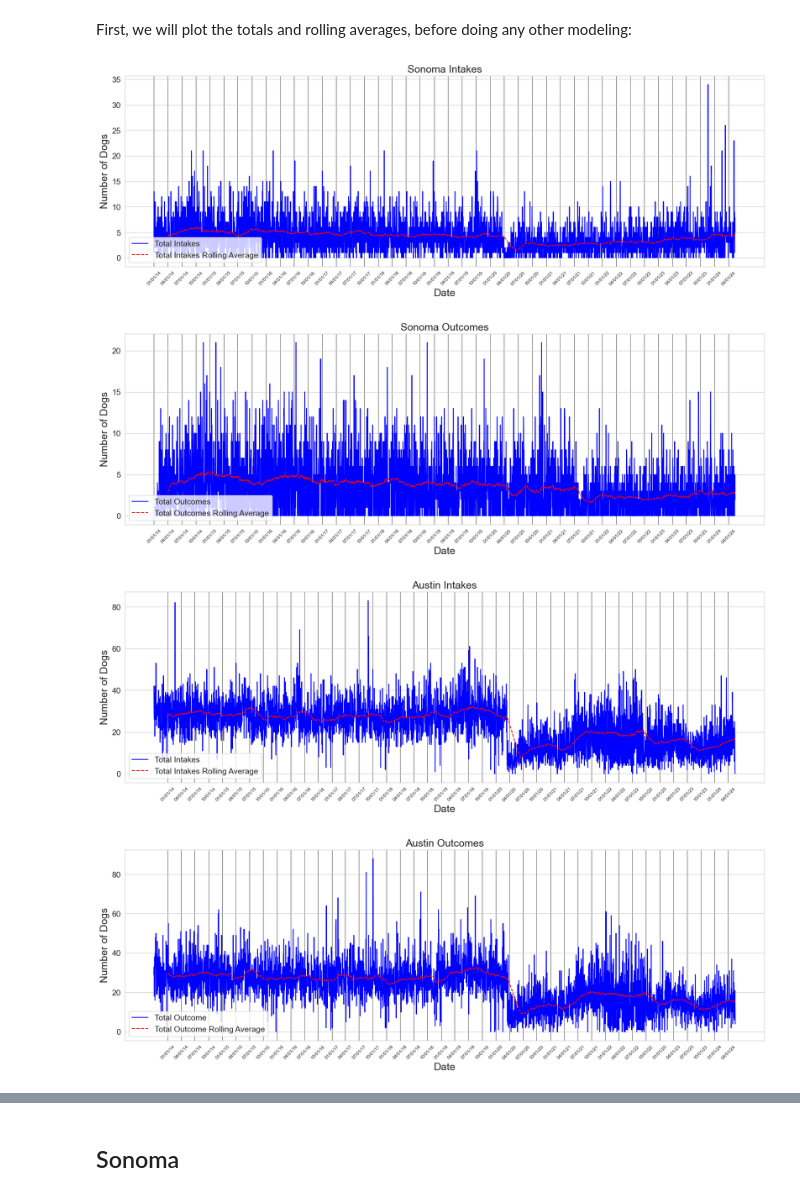
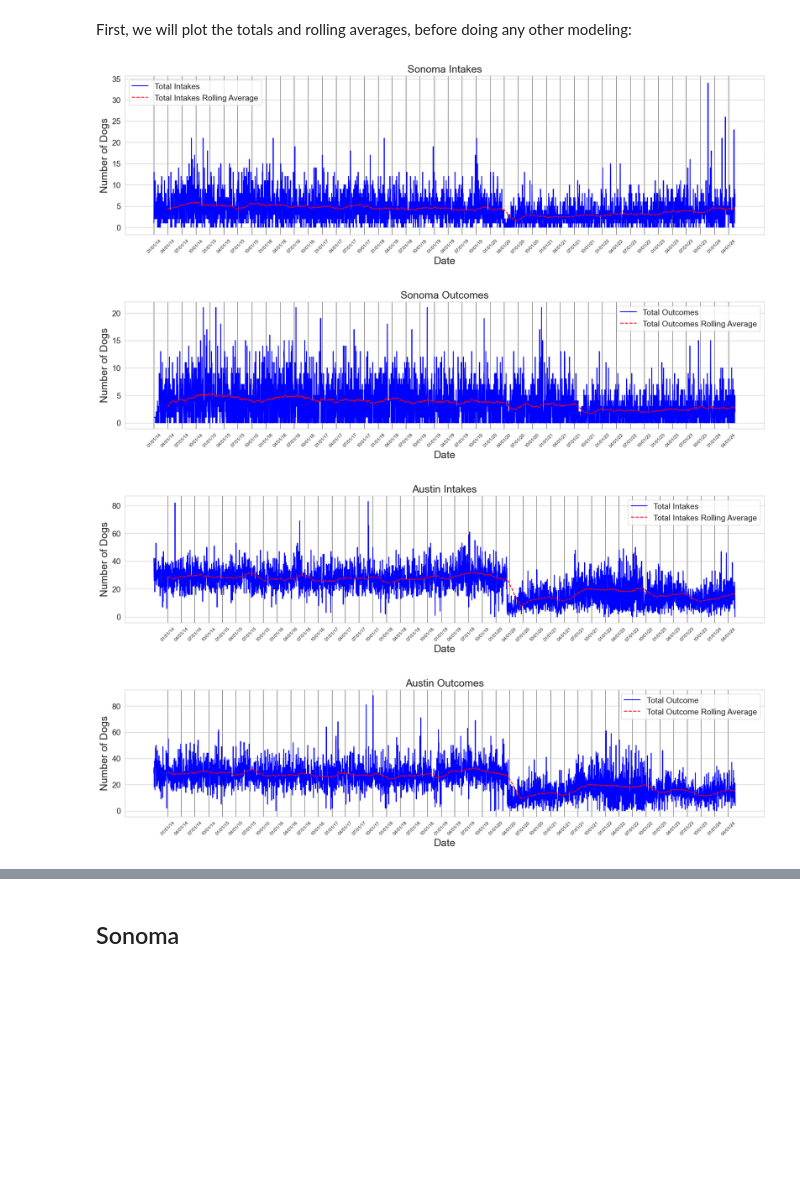
Before and after one commit to rty10/doggy-doggy-what-now, a Jupyter notebook: python_notebooks/time_series_modeling/rolling_ave_model.ipynb, the cells around one changed output, grey strips where cells are left out. Drawn from its saved outputs; the diff is of its cells as text; code cells hidden in the pictures; blank space fills up the shorter version.

Commit message:
resize images, move legends to better location

```diff
--- a/python_notebooks/time_series_modeling/rolling_ave_model.ipynb
+++ b/python_notebooks/time_series_modeling/rolling_ave_model.ipynb
@@ -23,41 +23,41 @@ shelter_data['Date'] = pd.to_datetime(shelter_data['Date'])
 # %% [markdown]
 First, we will plot the totals and rolling averages, before doing any other modeling:
 # %%
-plt.figure(figsize=(20,6))
+plt.figure(figsize=(20,5))
 
 
 plt.plot(shelter_data.Date,
          shelter_data.SonomaIntakeTotals,
          'b',
          label="Total Intakes")
 
 plt.plot(shelter_data.Date,
          shelter_data.SonomaIntakeTotals.rolling(90, closed='left').mean(),
          'r--',
          label="Total Intakes Rolling Average")
 
 plt.xlabel("Date", fontsize=18)
 plt.ylabel("Number of Dogs", fontsize=18)
 plt.title("Sonoma Intakes", fontsize=18)
 
 # Generate major gridline positions (first of each month)
 first_month = pd.date_range(start='1/1/14', end='5/31/24', freq='QS')  # Generate first of each month
 major_gridline_labels = [date.strftime('%m/%d/%y') for date in first_month]
 
 # Add gridlines with labels
 plt.grid(True, which='major', axis='x', linestyle='-', linewidth='0.5', color='black')
 plt.xticks(ticks=first_month, labels=major_gridline_labels, rotation=45, fontsize=8)  # Rotate and adjust fontsize as needed
 
 
 plt.yticks(fontsize=14)
 
-plt.legend(fontsize=14, loc=3)
+plt.legend(fontsize=14, loc='best')
 
 plt.show()
 # %% [output]
-[figure, old version]
+[figure, new version]
 # %%
-plt.figure(figsize=(20,6))
+plt.figure(figsize=(20,4))
 
 
 plt.plot(shelter_data.Date,
@@ -85,13 +85,13 @@ plt.xticks(ticks=first_month, labels=major_gridline_labels, rotation=45, fontsiz
 
 plt.yticks(fontsize=14)
 
-plt.legend(fontsize=14, loc=3)
+plt.legend(fontsize=14, loc='best')
 
 plt.show()
 # %% [output]
-[figure, old version]
+[figure, new version]
 # %%
-plt.figure(figsize=(20,6))
+plt.figure(figsize=(20,4))
 
 
 plt.plot(shelter_data.Date,
@@ -119,13 +119,13 @@ plt.xticks(ticks=first_month, labels=major_gridline_labels, rotation=45, fontsiz
 
 plt.yticks(fontsize=14)
 
-plt.legend(fontsize=14, loc=3)
+plt.legend(fontsize=14, loc='best')
 
 plt.show()
 # %% [output]
-[figure, old version]
+[figure, new version]
 # %%
-plt.figure(figsize=(20,6))
+plt.figure(figsize=(20,4))
 
 
 plt.plot(shelter_data.Date,
@@ -153,11 +153,11 @@ plt.xticks(ticks=first_month, labels=major_gridline_labels, rotation=45, fontsiz
 
 plt.yticks(fontsize=14)
 
-plt.legend(fontsize=14, loc=3)
+plt.legend(fontsize=14, loc='best')
 
 plt.show()
 # %% [output]
-[figure, old version]
+[figure, new version]
 # %%
 # find the index with Jan 1, 2024
 
```
Also changed, not shown: parts of 8 cells of this notebook, 4 other files.
